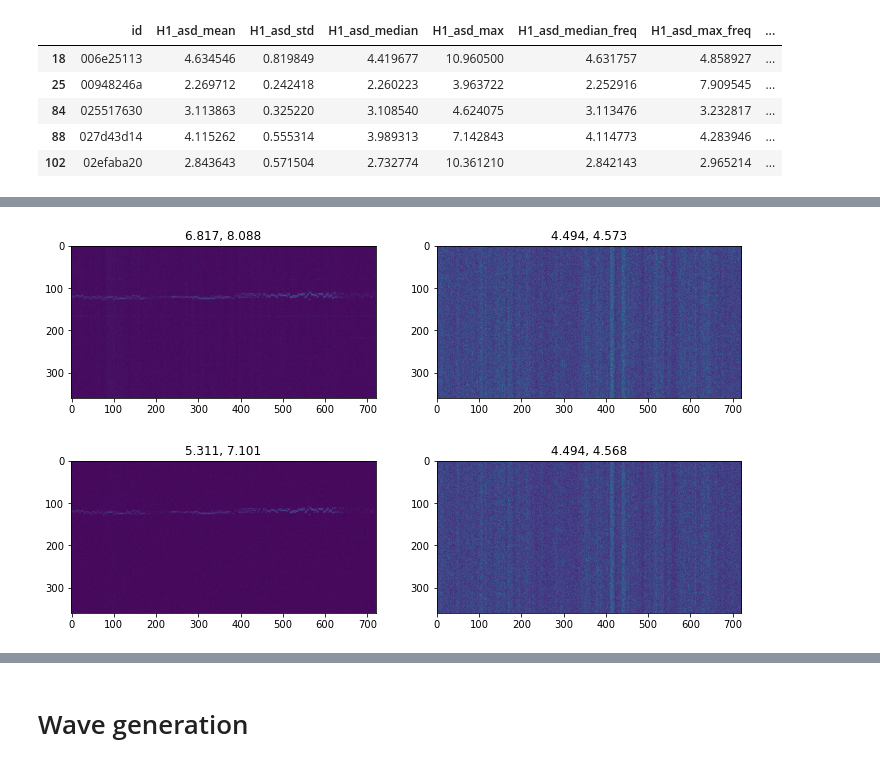
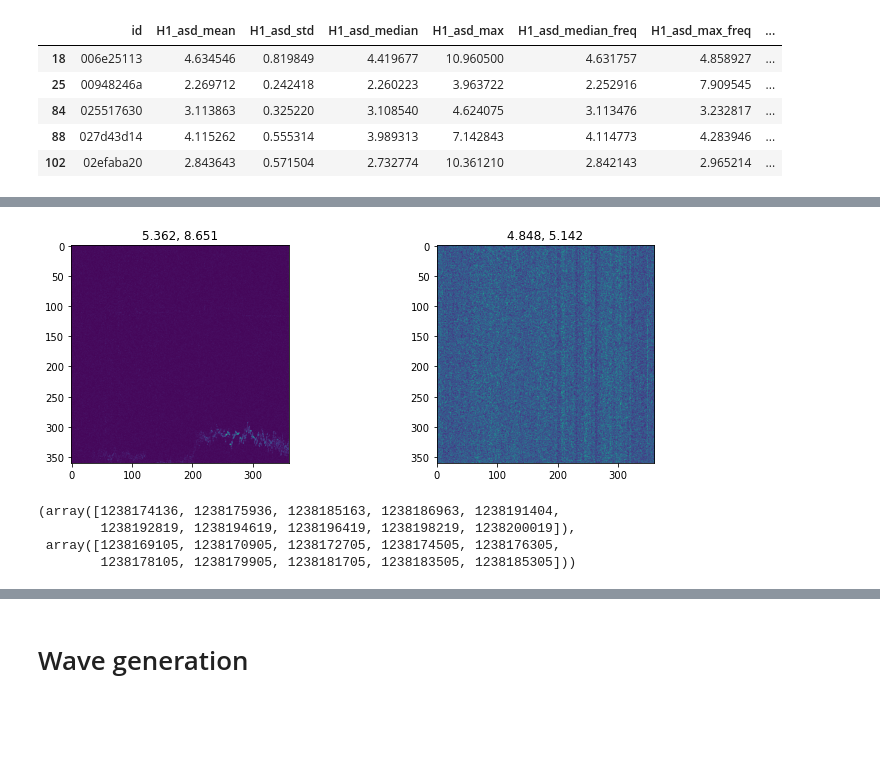
Before and after one commit to analokmaus/kaggle-g2net-2022-private, a Jupyter notebook: 01_eda.ipynb, the cells around one changed output, grey strips where cells are left out. Saved outputs shown, nothing was run; the diff lists cells and outputs as text; code cells hidden in the pictures; blank space fills up the shorter version.

```diff
--- a/01_eda.ipynb
+++ b/01_eda.ipynb
@@ -253,18 +223,24 @@ signal_stat_stat = pd.DataFrame(signal_stat_stat)
 # %%
 from transforms import adaptive_resize
 
-def load_test_spec(gid, use_complex=False):
+def load_test_spec(gid, use_complex=False, return_time=False):
     fname = Path(f'input/g2net-detecting-continuous-gravitational-waves/test/{gid}.pickle')
     with open(fname, 'rb') as fp:
         f = pickle.load(fp)
         sig_h1, time_h1 = f[gid]['H1']['SFTs']*1e22, np.array(f[gid]['H1']['timestamps_GPS'])
         sig_l1, time_l1 = f[gid]['L1']['SFTs']*1e22, np.array(f[gid]['L1']['timestamps_GPS'])
     if use_complex:
-        return sig_h1, sig_l1
+        if return_time:
+            return sig_h1, sig_l1, time_h1, time_l1
+        else:
+            return sig_h1, sig_l1
     else:
         spec_h1 = sig_h1.real ** 2 + sig_h1.imag ** 2
         spec_l1 = sig_l1.real ** 2 + sig_l1.imag ** 2
-        return spec_h1, spec_l1
+        if return_time:
+            return spec_h1, spec_l1, time_h1, time_l1
+        else:
+            return spec_h1, spec_l1
 
 
 def resize_image(img, img_size):
@@ -447,26 +464,14 @@ for gid in artifact_test['id'].values:
 # %%
-img_h1, img_l1 = load_test_spec('acc728828')
+data_gen = generate_from_stat('3cc6680fb', signal_stat=signal_stat, artifact_sigma=5, use_complex=True)
+img_h1 = data_gen['H1']['spectrogram']
+img_l1 = data_gen['L1']['spectrogram']
 plt.figure(figsize=(12, 4))
 plt.subplot(1, 2, 1)
-plt.imshow(resize_image(img_h1, 720))
+plt.imshow(resize_image(img_h1, 360))
 plt.title(f'{img_h1.mean():.3f}, {img_h1.std():.3f}')
 plt.subplot(1, 2, 2)
-plt.imshow(resize_image(img_l1, 720))
+plt.imshow(resize_image(img_l1, 360))
 plt.title(f'{img_l1.mean():.3f}, {img_l1.std():.3f}')
 plt.show()
 # %% [output]
-[figure, old version]
+[figure, new version]
-# %%
-data_gen = generate_from_stat('acc728828', signal_stat=signal_stat, artifact_sigma=5, use_complex=True)
-img_h1 = data_gen['H1']['spectrogram']
-img_l1 = data_gen['L1']['spectrogram']
-plt.figure(figsize=(12, 4))
-plt.subplot(1, 2, 1)
-plt.imshow(resize_image(img_h1, 720))
-plt.title(f'{img_h1.mean():.3f}, {img_h1.std():.3f}')
-plt.subplot(1, 2, 2)
-plt.imshow(resize_image(img_l1, 720))
-plt.title(f'{img_l1.mean():.3f}, {img_l1.std():.3f}')
-plt.show()
-# %% [output]
-[figure, removed]
@@ -472,0 +492,7 @@ plt.show()
+# %%
+time1[:10], time2[:10]
+# %% [output]
+(array([1238174136, 1238175936, 1238185163, 1238186963, 1238191404,
+        1238192819, 1238194619, 1238196419, 1238198219, 1238200019]),
+ array([1238169105, 1238170905, 1238172705, 1238174505, 1238176305,
+        1238178105, 1238179905, 1238181705, 1238183505, 1238185305]))
```
Also changed, not shown: parts of 20 cells of this notebook, 11 other files.
